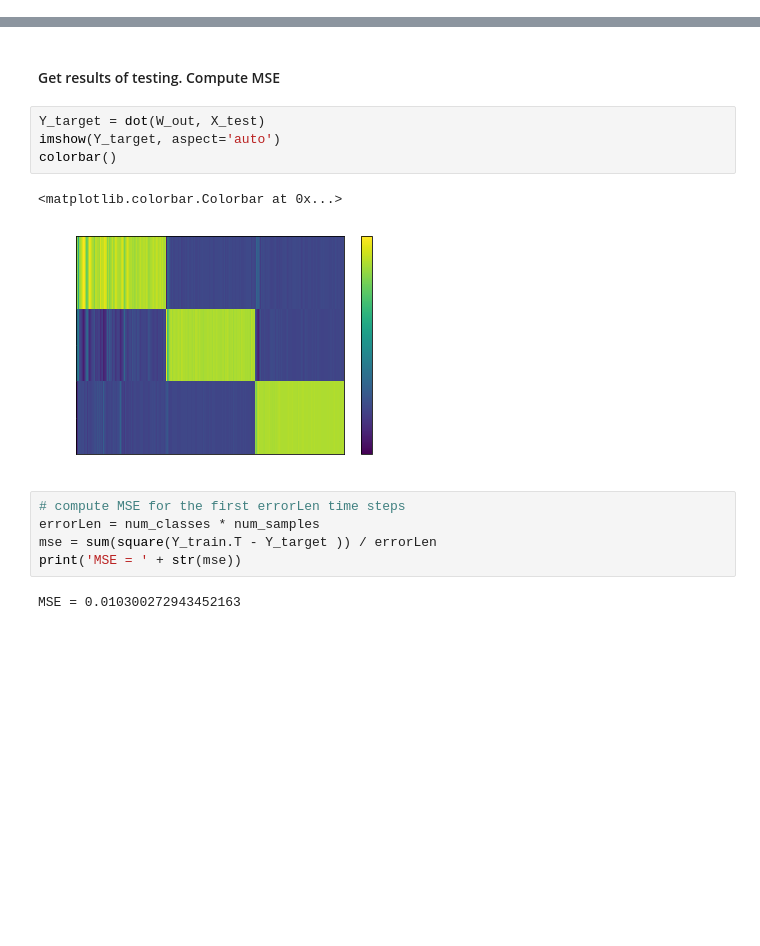
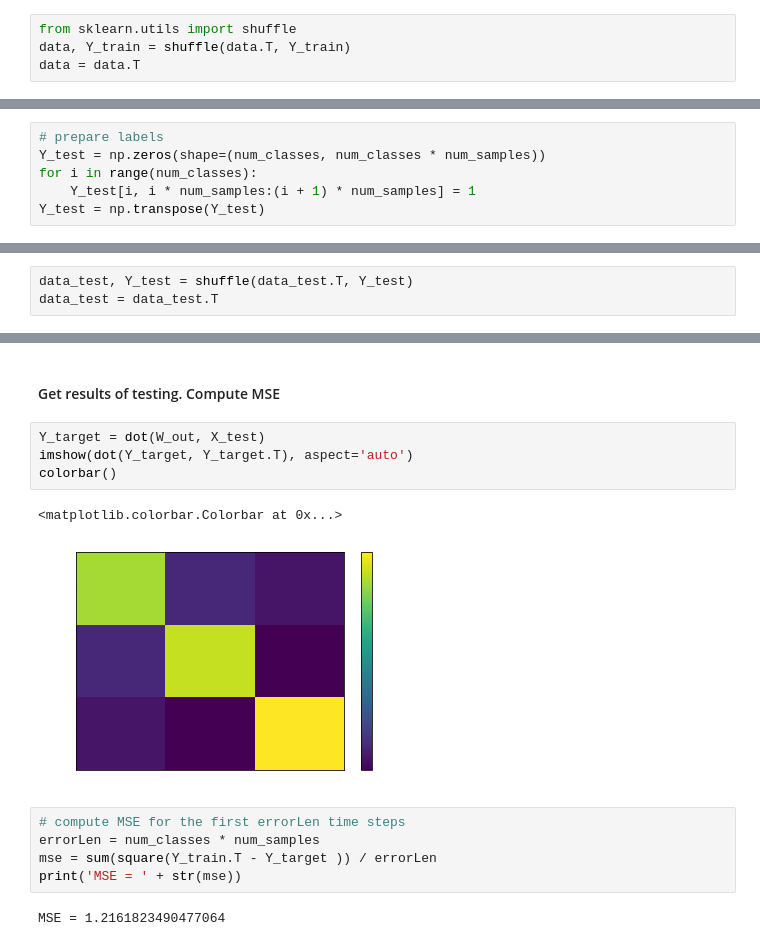
Before and after one commit to mizvol/miniESN, a Jupyter notebook: Synthetic.ipynb, the cells around one changed output, grey strips where cells are left out. Drawn from its saved outputs; the diff is of its cells as text; blank space fills up the shorter version.

Commit message:
Random shuffling for data

```diff
--- a/Synthetic.ipynb
+++ b/Synthetic.ipynb
@@ -53,3 +55,7 @@ Y_train = np.transpose(Y_train)
+# %%
+from sklearn.utils import shuffle
+data, Y_train = shuffle(data.T, Y_train)
+data = data.T
 # %% [markdown]
 ### 2. Prep reservoir
 # %% [markdown]
@@ -142,3 +148,9 @@ data_test = np.concatenate((x1, x2, x3), axis=1)
 data_test.shape
 # %% [output]
 (2, 1500)
+# %%
+# prepare labels
+Y_test = np.zeros(shape=(num_classes, num_classes * num_samples))
+for i in range(num_classes):
+    Y_test[i, i * num_samples:(i + 1) * num_samples] = 1
+Y_test = np.transpose(Y_test)
@@ -145,3 +159,6 @@ data_test.shape
+# %%
+data_test, Y_test = shuffle(data_test.T, Y_test)
+data_test = data_test.T
 # %% [markdown]
 #### Record reservoir activations for the test set
 # %%
@@ -150,15 +167,15 @@ X_test = record_reservoir_activations(data_test, W_in, in_size, W)
 #### Get results of testing. Compute MSE
 # %%
 Y_target = dot(W_out, X_test)
-imshow(Y_target, aspect='auto')
+imshow(dot(Y_target, Y_target.T), aspect='auto')
 colorbar()
 # %% [output]
 <matplotlib.colorbar.Colorbar at 0x...>
-[figure, old version]
+[figure, new version]
 # %%
 # compute MSE for the first errorLen time steps
 errorLen = num_classes * num_samples
 mse = sum(square(Y_train.T - Y_target )) / errorLen
 print('MSE = ' + str(mse))
 # %% [output]
-MSE = 0.010300272943452163
+MSE = 1.2161823490477064
```
Also changed, not shown: parts of 4 cells of this notebook.
